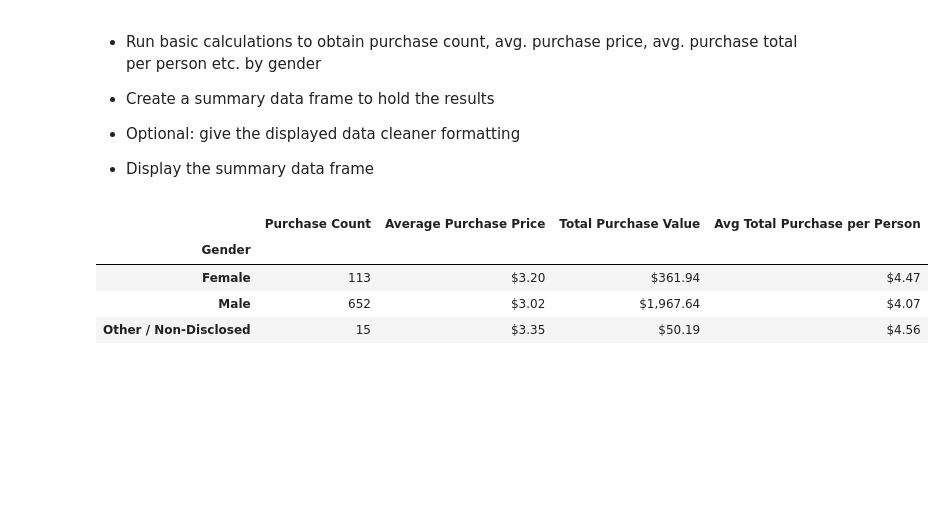
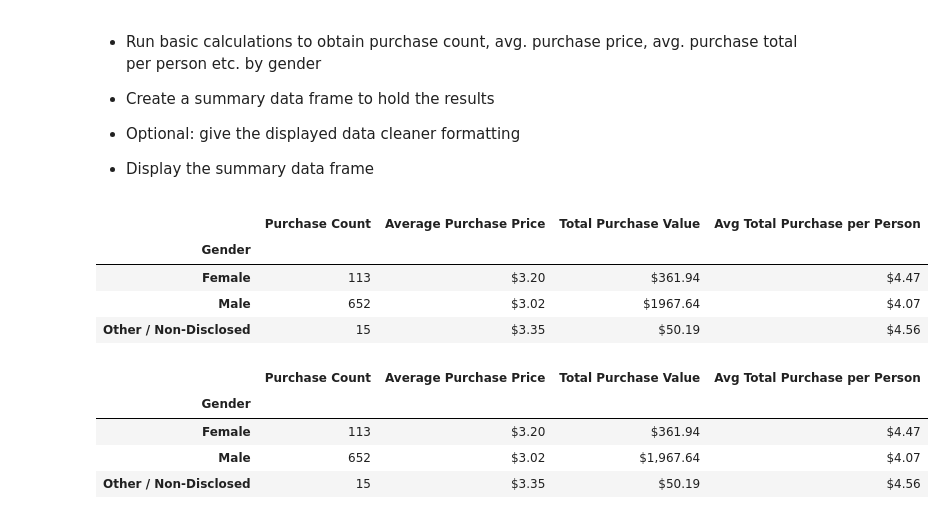
Before and after one commit to rschroer/allhomeworks, a Jupyter notebook: HeroesOfPymoli/RPS_HeroesOfPymoli.ipynb, the cells around one changed output. Drawn from its saved outputs; the diff is of its cells as text; code cells hidden in the pictures; blank space fills up the shorter version.

```diff
--- a/HeroesOfPymoli/RPS_HeroesOfPymoli.ipynb
+++ b/HeroesOfPymoli/RPS_HeroesOfPymoli.ipynb
@@ -137,6 +141,34 @@ Gender_summary
 
 
 * Display the summary data frame
+# %%
+#Calculate and create dataframe for purchase count
+Purchase_Count=purchase_data[["Purchase ID","Gender"]].groupby("Gender").count()
+#Calculate and create dataframe for mean price
+Avg_price=purchase_data[["Price","Gender"]].groupby("Gender").mean()
+#calculate and create dataframe for total
+tot_value=purchase_data[["Price","Gender"]].groupby("Gender").sum()
+#find number of users
+uniq_users=purchase_data[["SN","Gender"]].groupby("Gender").nunique()
+#create seriese of avg/user
+Avg_per_per=tot_value["Price"]/uniq_users["SN"]
+#I like to merge it merge it
+Purchase_Analysis=pd.merge(Purchase_Count, Avg_price, on="Gender")
+Purchase_Analysis=pd.merge(Purchase_Analysis, tot_value, on="Gender")
+Purchase_Analysis["Avg Total Purchase per Person"]=Avg_per_per
+#rename all the columns
+Purchase_Analysis.columns = ["Purchase Count", "Average Purchase Price","Total Purchase Value","Avg Total Purchase per Person"]
+#format all the numbers
+Purchase_Analysis["Average Purchase Price"]=Purchase_Analysis["Average Purchase Price"].map( "${:.2f}".format)
+Purchase_Analysis["Total Purchase Value"]=Purchase_Analysis["Total Purchase Value"].map( "${:.2f}".format)
+Purchase_Analysis["Avg Total Purchase per Person"]=Purchase_Analysis["Avg Total Purchase per Person"].map( "${:.2f}".format)
+Purchase_Analysis
+# %% [output]
+|  | Purchase Count | Average Purchase Price | Total Purchase Value | Avg Total Purchase per Person |
+| Gender |  |  |  |  |
+| Female | 113 | $3.20 | $361.94 | $4.47 |
+| Male | 652 | $3.02 | $1967.64 | $4.07 |
+| Other / Non-Disclosed | 15 | $3.35 | $50.19 | $4.56 |
 # %%
 #Sample from workbook
 # %% [output]
```
Also changed, not shown: parts of 2 cells of this notebook.
